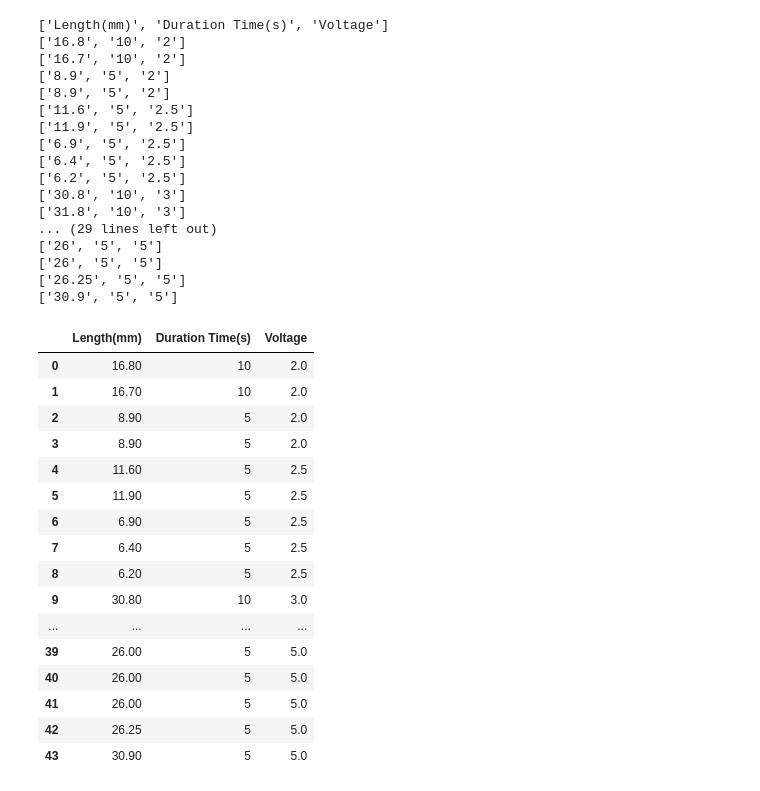
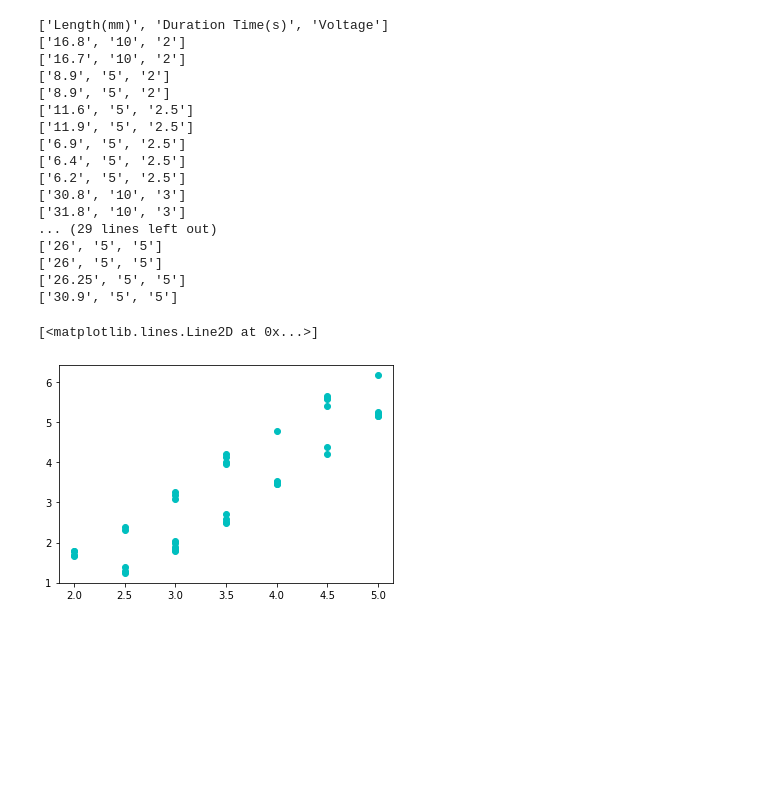
Before and after one commit to tibitTW/collage-senior-project, a Jupyter notebook: solder_speed_experiment/plot.ipynb, the cells around one changed output. Cells and saved outputs as stored; diff of their text form; code cells hidden in the pictures; blank space fills up the shorter version.

```diff
--- a/solder_speed_experiment/plot.ipynb
+++ b/solder_speed_experiment/plot.ipynb
@@ -47,24 +47,27 @@ with open('record0513.csv', newline='') as csvfile:
 ['26', '5', '5']
 ['26.25', '5', '5']
 ['30.9', '5', '5']
-# %%
-df = pd.read_csv('record0513.csv')
-df
-# %% [output]
-|  | Length(mm) | Duration Time(s) | Voltage |
-| 0 | 16.80 | 10 | 2.0 |
-| 1 | 16.70 | 10 | 2.0 |
-| 2 | 8.90 | 5 | 2.0 |
-| 3 | 8.90 | 5 | 2.0 |
-| 4 | 11.60 | 5 | 2.5 |
-| 5 | 11.90 | 5 | 2.5 |
-| 6 | 6.90 | 5 | 2.5 |
-| 7 | 6.40 | 5 | 2.5 |
-| 8 | 6.20 | 5 | 2.5 |
-| 9 | 30.80 | 10 | 3.0 |
-| ... | ... | ... | ... |
-| 39 | 26.00 | 5 | 5.0 |
-| 40 | 26.00 | 5 | 5.0 |
-| 41 | 26.00 | 5 | 5.0 |
-| 42 | 26.25 | 5 | 5.0 |
-| 43 | 30.90 | 5 | 5.0 |
+# %%
+with open('record0513.csv', newline='')as csvfile:
+
+    rows = csv.DictReader(csvfile)
+    length = []
+    duration_time = []
+    voltage = []
+    mm_per_second = []
+    du5s = []
+
+    for row in rows:
+        length.append(float(row['Length(mm)']))
+        duration_time.append(float(row['Duration Time(s)']))
+        if ['Duraiton Time(s)'] == '10':
+            du5s.append(True)
+        else:
+            du5s.append(False)
+        voltage.append(float(row['Voltage(V)']))
+        mm_per_second.append(float(row['Length(mm)'])/float(row['Duration Time(s)']))
+
+plt.plot(voltage, mm_per_second, 'co')
+# %% [output]
+[<matplotlib.lines.Line2D at 0x...>]
+[figure, added]
```
Also changed, not shown: 8 other files.
